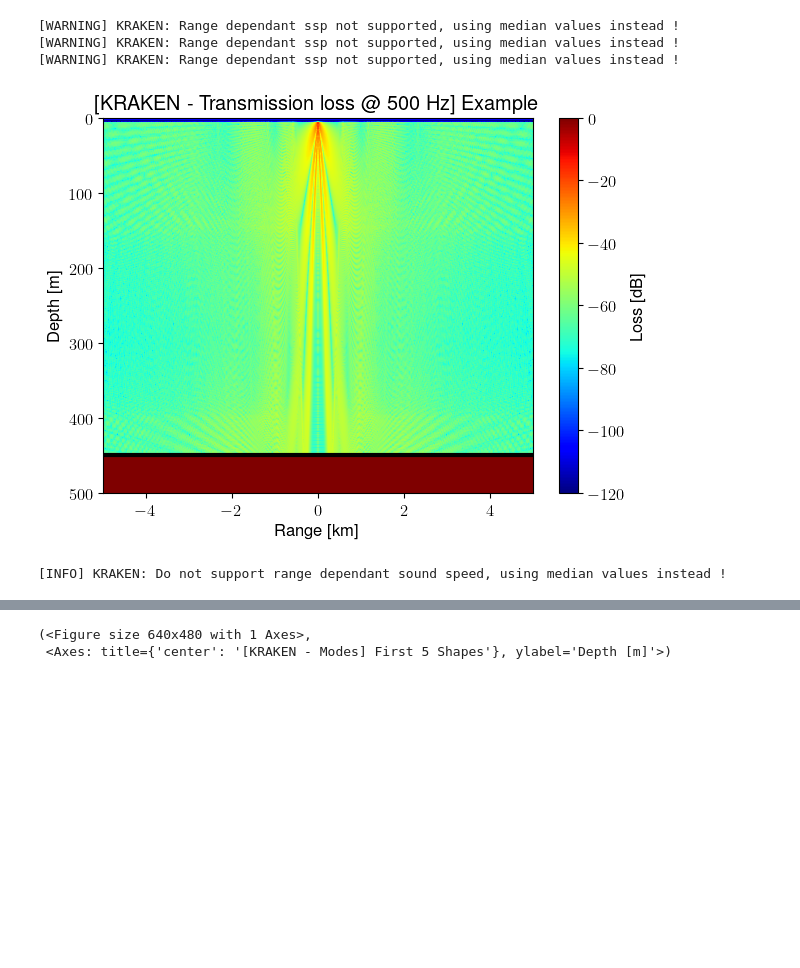
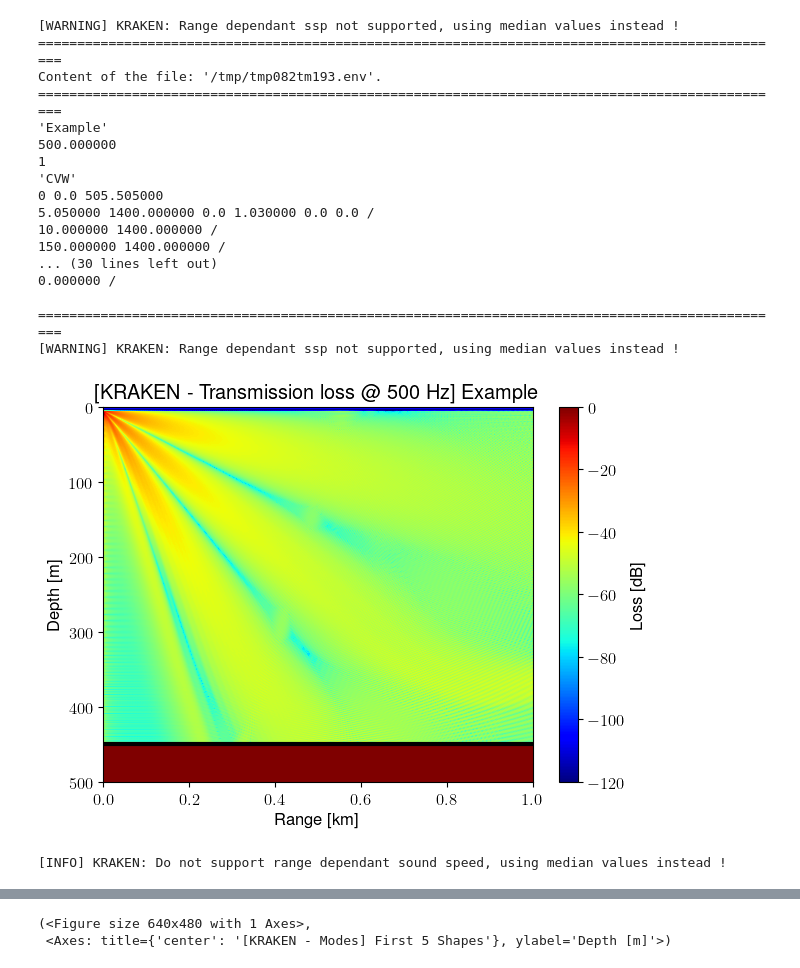
Before and after one commit to ErVuL/uAcoustics, a Jupyter notebook: python/KRAKEN.ipynb, the cells around one changed output, grey strips where cells are left out. Cells and saved outputs as stored; diff of their text form; code cells hidden in the pictures; blank space fills up the shorter version.

Commit message:
KRAKEN single sided computation.

```diff
--- a/python/KRAKEN.ipynb
+++ b/python/KRAKEN.ipynb
@@ -2,11 +2,11 @@
 import arlpy.uwapm as pm
 import numpy as np
 
-x = np.linspace(-5000, 5000, 1080)
+x = np.linspace(0, 1000, 1000)
 z = np.linspace(0, 500,  720)
 depth = 450
 
-ssp_range = np.array([-5000, 0, 5000])
+ssp_range = np.array([0, 3000, 5000])
 ssp_depth = np.array([10, 150, 300, 400])
 ssp       = np.array([[1200,  1600, 1600],
                       [1200,  1600, 1600],
@@ -39,34 +39,48 @@ env = pm.make_env2d(
         # OALIB: Sound speed interpolation
         ssp_interp      = 'c-linear',
 
         # ALL: Source freq and depth
         tx_freq         = tx_freq,                                             # Hz
         tx_depth        = tx_depth,                                            # m
 
         # ALL: Bottom interface
         bot_interface   = np.column_stack((0, depth)),                 # m
 
         # OALIB: Bottom boundary
         bot_boundary    = 'acousto-elastic',
         attn_unit       = 'dB/wavelength',
         bot_roughness   = 0.2,                                                 # m (rms)
         bot_density     = 2.75,                                                # g/cm3
         bot_PwaveSpeed  = 6000,                                                # m/s
         bot_SwaveSpeed  = 3500,                                                # m/s
         bot_PwaveAttn   = 0.02,                                                # dB/wavelength
         bot_SwaveAttn   = 0.02,                                                # dB/wavelength
         )
 
 KRAKEN = pm.KRAKEN(env)
-KRAKEN.compute_transmission_loss()
+KRAKEN.compute_transmission_loss(debug=True)
 KRAKEN.compute_modes()
 
 KRAKEN.plot_transmission_loss()
 KRAKEN.plot_ssp()
 KRAKEN.plot_modes(5)
 # %% [output]
 [WARNING] KRAKEN: Range dependant ssp not supported, using median values instead !
+================================================================================================
+Content of the file: '/tmp/tmp082tm193.env'.
+================================================================================================
+'Example'
+500.000000
+1
+'CVW'
+0 0.0 505.505000
+5.050000 1400.000000 0.0 1.030000 0.0 0.0 /
+10.000000 1400.000000 /
+150.000000 1400.000000 /
+... (30 lines left out)
+0.000000 /
+
+================================================================================================
 [WARNING] KRAKEN: Range dependant ssp not supported, using median values instead !
-[WARNING] KRAKEN: Range dependant ssp not supported, using median values instead !
-[figure, old version]
+[figure, new version]
 [INFO] KRAKEN: Do not support range dependant sound speed, using median values instead !
```
Also changed, not shown: parts of 1 cell of this notebook.
